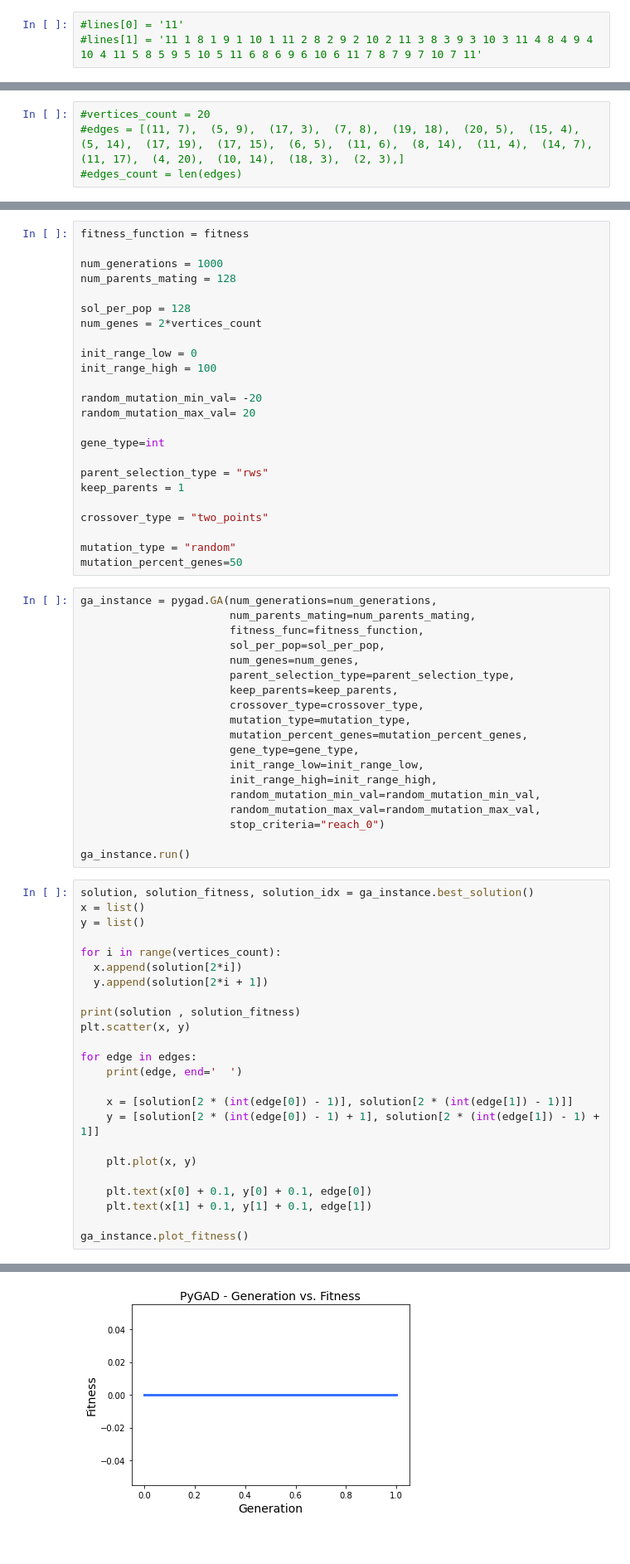
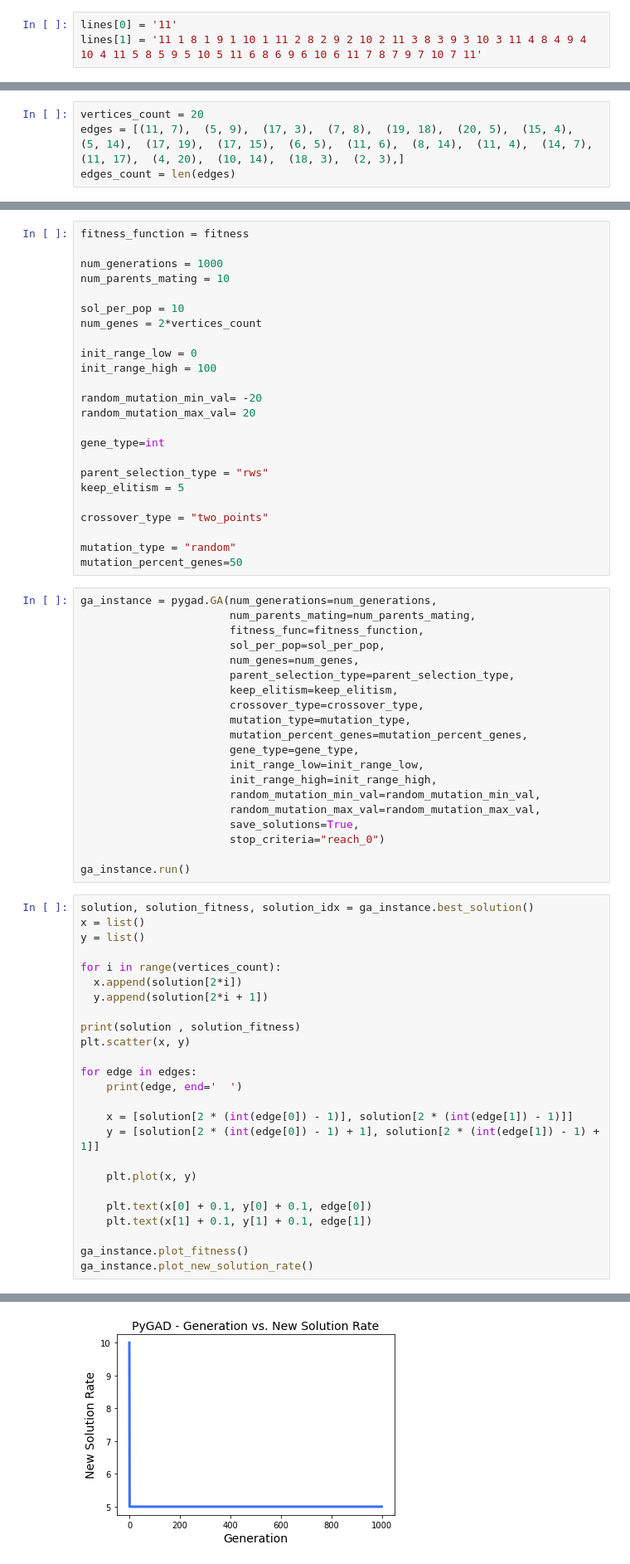
Before and after one commit to Michalinh0/genetic_algorithm_graph, a Jupyter notebook: graph_genetic_trial_and_error.ipynb, the cells around one changed output, grey strips where cells are left out. Shown: that part at 83% size. Drawn from its saved outputs; the diff is of its cells as text.

```diff
--- a/graph_genetic_trial_and_error.ipynb
+++ b/graph_genetic_trial_and_error.ipynb
@@ -30,6 +36,6 @@ print(lines)
 # %%
-#lines[0] = '11'
-#lines[1] = '11 1 8 1 9 1 10 1 11 2 8 2 9 2 10 2 11 3 8 3 9 3 10 3 11 4 8 4 9 4 10 4 11 5 8 5 9 5 10 5 11 6 8 6 9 6 10 6 11 7 8 7 9 7 10 7 11'
+lines[0] = '11'
+lines[1] = '11 1 8 1 9 1 10 1 11 2 8 2 9 2 10 2 11 3 8 3 9 3 10 3 11 4 8 4 9 4 10 4 11 5 8 5 9 5 10 5 11 6 8 6 9 6 10 6 11 7 8 7 9 7 10 7 11'
 # %%
 vertices_count = int(lines[0])
 lines[1] = lines[1].split(" ")
@@ -47,7 +53,7 @@ print(edges)
 # %%
-#vertices_count = 20
-#edges = [(11, 7),  (5, 9),  (17, 3),  (7, 8),  (19, 18),  (20, 5),  (15, 4),  (5, 14),  (17, 19),  (17, 15),  (6, 5),  (11, 6),  (8, 14),  (11, 4),  (14, 7),  (11, 17),  (4, 20),  (10, 14),  (18, 3),  (2, 3),]
-#edges_count = len(edges)
+vertices_count = 20
+edges = [(11, 7),  (5, 9),  (17, 3),  (7, 8),  (19, 18),  (20, 5),  (15, 4),  (5, 14),  (17, 19),  (17, 15),  (6, 5),  (11, 6),  (8, 14),  (11, 4),  (14, 7),  (11, 17),  (4, 20),  (10, 14),  (18, 3),  (2, 3),]
+edges_count = len(edges)
 # %%
 def onsegment(a,b,c):
   return b[0] <= max (a[0] , c[0]) and b[0] >= min(a[0] , c[0]) and b[1] <= max(a[1] , c[1]) and b[1] >= min(a[1] , c[1])
@@ -118,9 +124,9 @@ def fitness(solution, solution_idx):
 fitness_function = fitness
 
 num_generations = 1000
-num_parents_mating = 128
+num_parents_mating = 10
 
-sol_per_pop = 128
+sol_per_pop = 10
 num_genes = 2*vertices_count
 
 init_range_low = 0
@@ -132,7 +138,7 @@ random_mutation_max_val= 20
 gene_type=int
 
 parent_selection_type = "rws"
-keep_parents = 1
+keep_elitism = 5
 
 crossover_type = "two_points"
 
@@ -145,7 +151,7 @@ ga_instance = pygad.GA(num_generations=num_generations,
                        sol_per_pop=sol_per_pop,
                        num_genes=num_genes,
                        parent_selection_type=parent_selection_type,
-                       keep_parents=keep_parents,
+                       keep_elitism=keep_elitism,
                        crossover_type=crossover_type,
                        mutation_type=mutation_type,
                        mutation_percent_genes=mutation_percent_genes,
@@ -154,6 +160,7 @@ ga_instance = pygad.GA(num_generations=num_generations,
                        init_range_high=init_range_high,
                        random_mutation_min_val=random_mutation_min_val,
                        random_mutation_max_val=random_mutation_max_val,
+                       save_solutions=True,
                        stop_criteria="reach_0")
 
 ga_instance.run()
@@ -181,4 +188,5 @@ for edge in edges:
     plt.text(x[1] + 0.1, y[1] + 0.1, edge[1])
 
 ga_instance.plot_fitness()
+ga_instance.plot_new_solution_rate()
 # %% [output]
@@ -189 +198 @@ ga_instance.plot_fitness()
-[figure, old version]
+[figure, new version]
```
Also changed, not shown: parts of 5 cells of this notebook.
